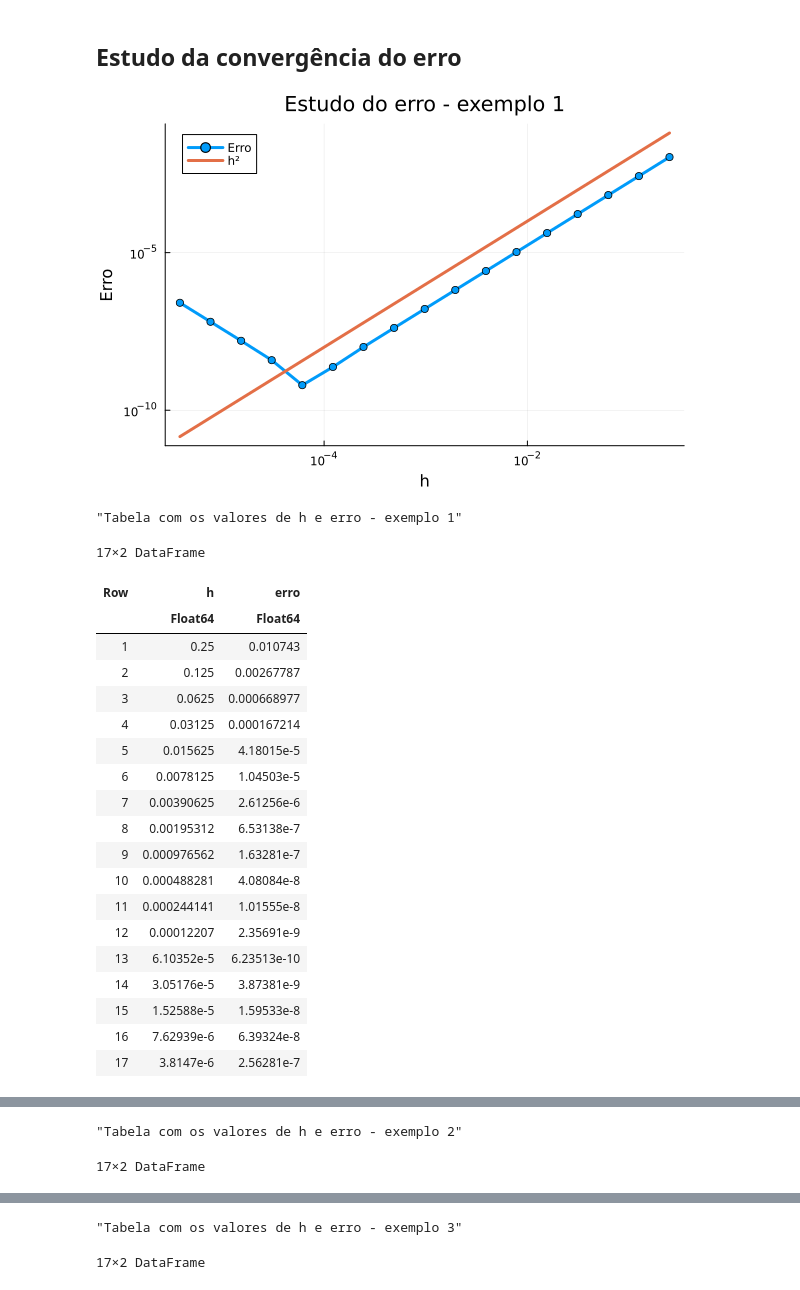
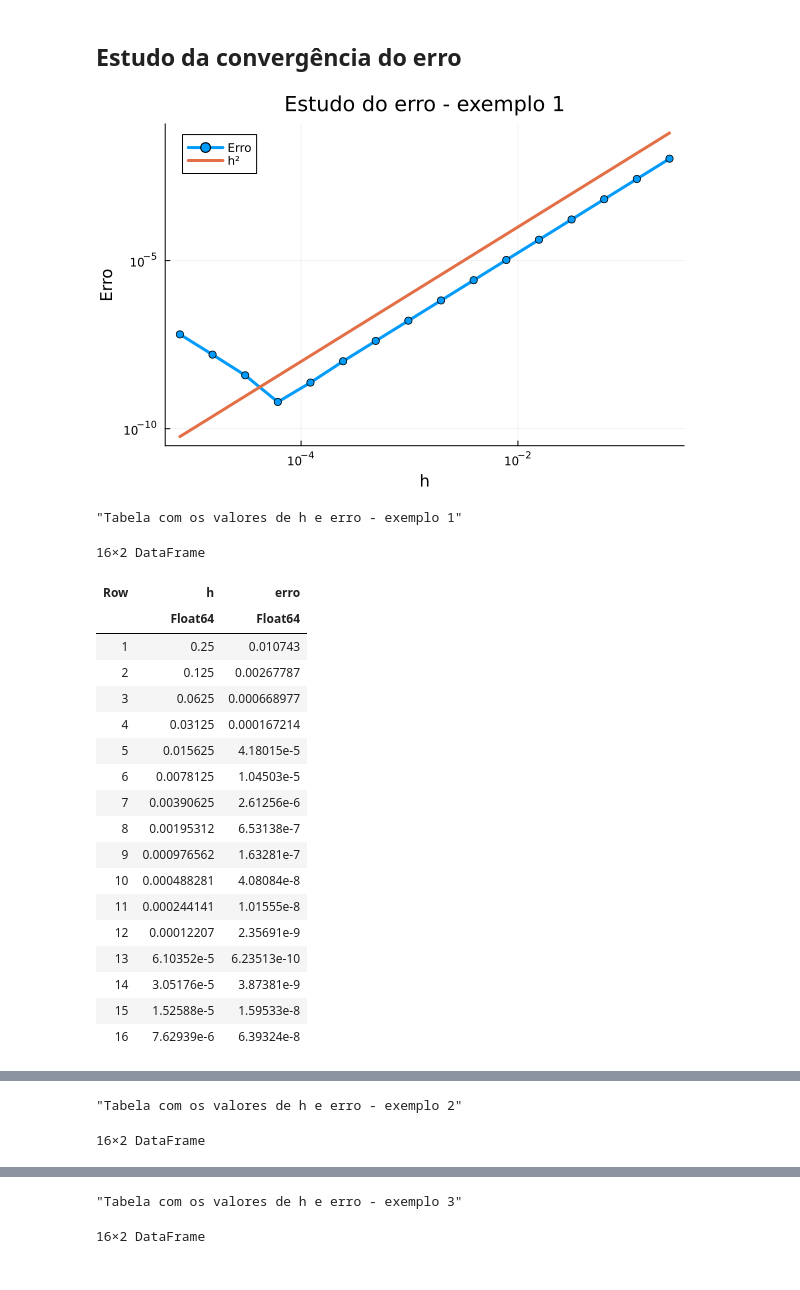
Before and after one commit to bacarmo/Elementos_Finitos, a Jupyter notebook: Eliptica_1D.ipynb, the cells around one changed output, grey strips where cells are left out. Saved outputs shown, nothing was run; the diff lists cells and outputs as text; code cells hidden in the pictures.

```diff
--- a/Eliptica_1D.ipynb
+++ b/Eliptica_1D.ipynb
@@ -440,14 +464,11 @@ onde, $\varphi_1(\xi)=(1-\xi)/2$ e $\varphi_{2}(\xi)=(1+\xi)/2$.
 # %%
-# import Pkg; Pkg.add("GaussQuadrature")
-using GaussQuadrature
-
 "Retorna o valor de `x` para um dado `ξ`."
 function x_de_ξ(ξ,i,h)
     return (h/2) * (ξ + 1.0) + (i-1) * h
 end
 
 "Retorna o valor de `φₐ(ξ)` para um dado `ξ` e `a`."
-function φₐ(ξ, a)
+function ϕ(ξ, a)
     if a == 1
         return (1.0 - ξ) / 2.0
     elseif a == 2
@@ -472,7 +493,7 @@ function monta_F(f::Function, m::Int) :: Vector{Float64}
             x1 = x_de_ξ(P[j],i,h)
             x2 = x_de_ξ(P[j],i+1,h)
             # Calcula e acumula a contribuição da quadratura no vetor F[i]
-            F[i] += W[j] * ( f(x1) * φₐ(P[j],2) + f(x2) * φₐ(P[j],1) ) * h/2
+            F[i] += W[j] * ( f(x1) * ϕ(P[j],2) + f(x2) * ϕ(P[j],1) ) * h/2
         end
     end
     return F
@@ -587,19 +609,19 @@ function erroL2(u,c)
     # Calcula o erro no primeiro intervalo
     for j = 1:5
         x = x_de_ξ(P[j],1,h)
-        erro += W[j] * ( u(x) - c[1] * φₐ(P[j],2) )^2
+        erro += W[j] * ( u(x) - c[1] * ϕ(P[j],2) )^2
     end
     # Calculo o erro nos intervalos internos
     for i = 2:m
         for j = 1:5
             x = x_de_ξ(P[j],i,h)
-            erro += W[j] * ( u(x) - c[i-1] * φₐ(P[j],1) - c[i] * φₐ(P[j],2) )^2
+            erro += W[j] * ( u(x) - c[i-1] * ϕ(P[j],1) - c[i] * ϕ(P[j],2) )^2
         end
     end
     # Calcula o erro no último intervalo
     for j = 1:5
         x = x_de_ξ(P[j],m+1,h)
-        erro += W[j] * ( u(x) - c[m] * φₐ(P[j],1) )^2
+        erro += W[j] * ( u(x) - c[m] * ϕ(P[j],1) )^2
     end
 
     return sqrt(erro * h/2)
@@ -624,46 +646,43 @@ display(erro_L2)
 # %% [markdown]
 ## Estudo da convergência do erro
 # %%
-using DataFrames
-
 function estudo_do_erro_galerkin(exemplo)
     # Carrega o exemplo escolhido
     α, β, f, u = dados_de_entrada(exemplo)
     # Define os valores de N a serem considerados
-    vec_N = [2^i-1 for i in 2:18]
+    vec_N = [2^i-1 for i in 2:17]
     # Inicializa o vetor para armazenar os erros
     vec_erros = zeros(length(vec_N))
     # Calcula o erro para cada valor de N
     for i = 1:length(vec_N)
         N = vec_N[i]
         h = 1.0 / (N+1)
         K = monta_K(α, β, N)
         F = monta_F(f, N)
         c = K \ F
         # vec_erros[i] = maximum(abs.(u.(h:h:1-h)-c))
         vec_erros[i] = erroL2(u,c)
     end
     # Exibe o gráfico do erro em função dos h's em escala logarítmica
     h = 1.0 ./ (vec_N .+ 1) # Calcula o tamanho do passo h para cada N
     plt = plot(h, vec_erros, lw=3, linestyle=:solid, markershape=:circle, label="Erro", title="Estudo do erro - exemplo "*string(exemplo),  xscale=:log10, yscale=:log10, legend=:topleft) # Gráfico do erro
     plot!(plt, h, h.^2, lw=3, linestyle=:solid, label="h²")# Adiciona a curva h² ao gráfico
-
     xlabel!("h")     # Adiciona o rótulo ao eixo x
     ylabel!("Erro")  # Adiciona o rótulo ao eixo y
     display(plt)     # Exibe o gráfico
     # Exibir a tabela com os valores de h e erro
     display("Tabela com os valores de h e erro - exemplo "*string(exemplo))
     display(DataFrame(h=h, erro=vec_erros))
 end
 
 estudo_do_erro_galerkin(1)
 estudo_do_erro_galerkin(2)
 estudo_do_erro_galerkin(3)
 estudo_do_erro_galerkin(4)
 # %% [output]
-[figure, old version]
+[figure, new version]
 "Tabela com os valores de h e erro - exemplo 1"
-17×2 DataFrame
+16×2 DataFrame
 | Row | h | erro |
 |  | Float64 | Float64 |
 | 1 | 0.25 | 0.010743 |
@@ -682,4 +701,3 @@ estudo_do_erro_galerkin(4)
 | 14 | 3.05176e-5 | 3.87381e-9 |
 | 15 | 1.52588e-5 | 1.59533e-8 |
 | 16 | 7.62939e-6 | 6.39324e-8 |
-| 17 | 3.8147e-6 | 2.56281e-7 |
@@ -687,5 +705,5 @@ estudo_do_erro_galerkin(4)
 "Tabela com os valores de h e erro - exemplo 2"
-17×2 DataFrame
+16×2 DataFrame
 | Row | h | erro |
 |  | Float64 | Float64 |
 | 1 | 0.25 | 0.0365421 |
@@ -709,5 +726,5 @@ estudo_do_erro_galerkin(4)
 "Tabela com os valores de h e erro - exemplo 3"
-17×2 DataFrame
+16×2 DataFrame
 | Row | h | erro |
 |  | Float64 | Float64 |
 | 1 | 0.25 | 0.0456435 |
```
Also changed, not shown: parts of 35 cells of this notebook.
